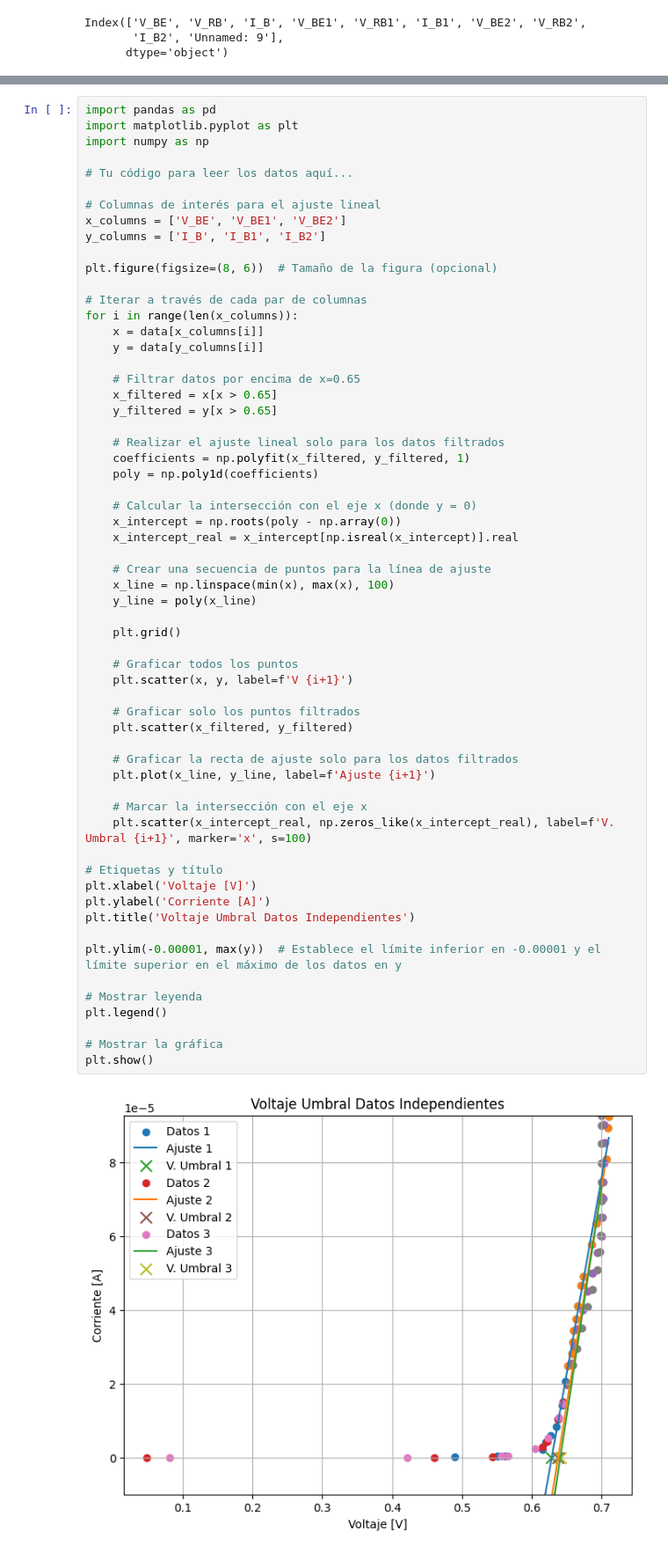
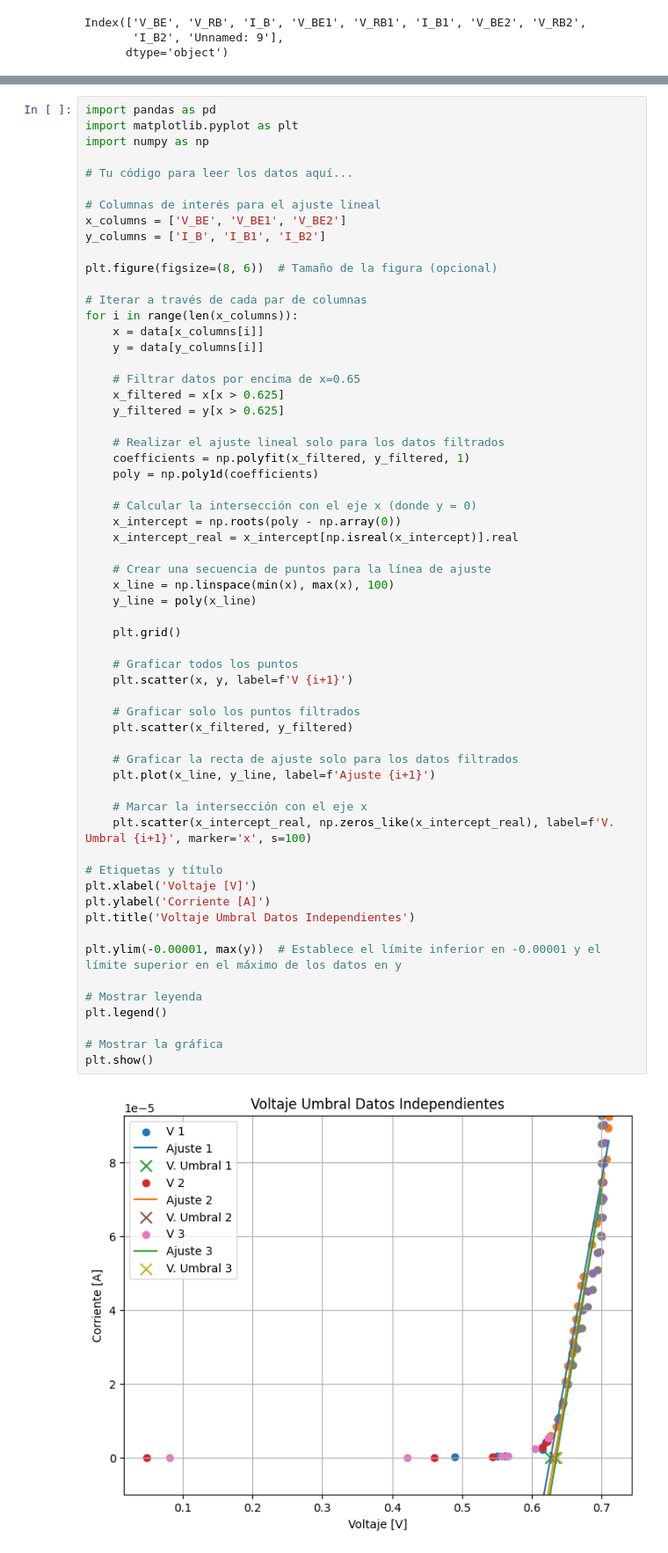
Before and after one commit to ComancheMario/Python-, a Jupyter notebook: electronica/Transistores/Transistores.ipynb, the cells around one changed output, grey strips where cells are left out. Shown at 88% size. Cells and saved outputs as stored; diff of their text form.

```diff
--- a/electronica/Transistores/Transistores.ipynb
+++ b/electronica/Transistores/Transistores.ipynb
@@ -217,8 +290,8 @@ for i in range(len(x_columns)):
     y = data[y_columns[i]]
 
     # Filtrar datos por encima de x=0.65
-    x_filtered = x[x > 0.65]
-    y_filtered = y[x > 0.65]
+    x_filtered = x[x > 0.625]
+    y_filtered = y[x > 0.625]
 
     # Realizar el ajuste lineal solo para los datos filtrados
     coefficients = np.polyfit(x_filtered, y_filtered, 1)
@@ -232,31 +305,31 @@ for i in range(len(x_columns)):
     x_line = np.linspace(min(x), max(x), 100)
     y_line = poly(x_line)
 
     plt.grid()
 
     # Graficar todos los puntos
     plt.scatter(x, y, label=f'V {i+1}')
 
     # Graficar solo los puntos filtrados
     plt.scatter(x_filtered, y_filtered)
 
     # Graficar la recta de ajuste solo para los datos filtrados
     plt.plot(x_line, y_line, label=f'Ajuste {i+1}')
 
     # Marcar la intersección con el eje x
     plt.scatter(x_intercept_real, np.zeros_like(x_intercept_real), label=f'V. Umbral {i+1}', marker='x', s=100)
 
 # Etiquetas y título
 plt.xlabel('Voltaje [V]')
 plt.ylabel('Corriente [A]')
 plt.title('Voltaje Umbral Datos Independientes')
 
 plt.ylim(-0.00001, max(y))  # Establece el límite inferior en -0.00001 y el límite superior en el máximo de los datos en y
 
 # Mostrar leyenda
 plt.legend()
 
 # Mostrar la gráfica
 plt.show()
 # %% [output]
-[figure, old version]
+[figure, new version]
```
Also changed, not shown: parts of 6 cells of this notebook, 3 other files.
